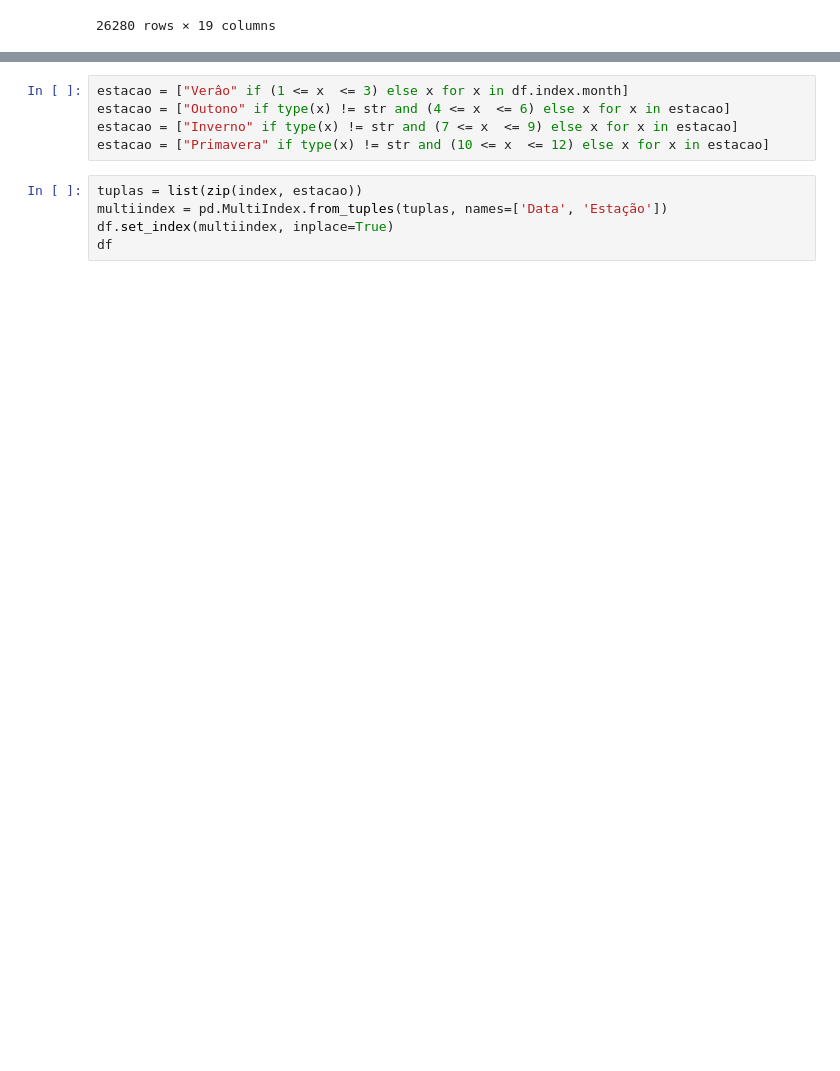
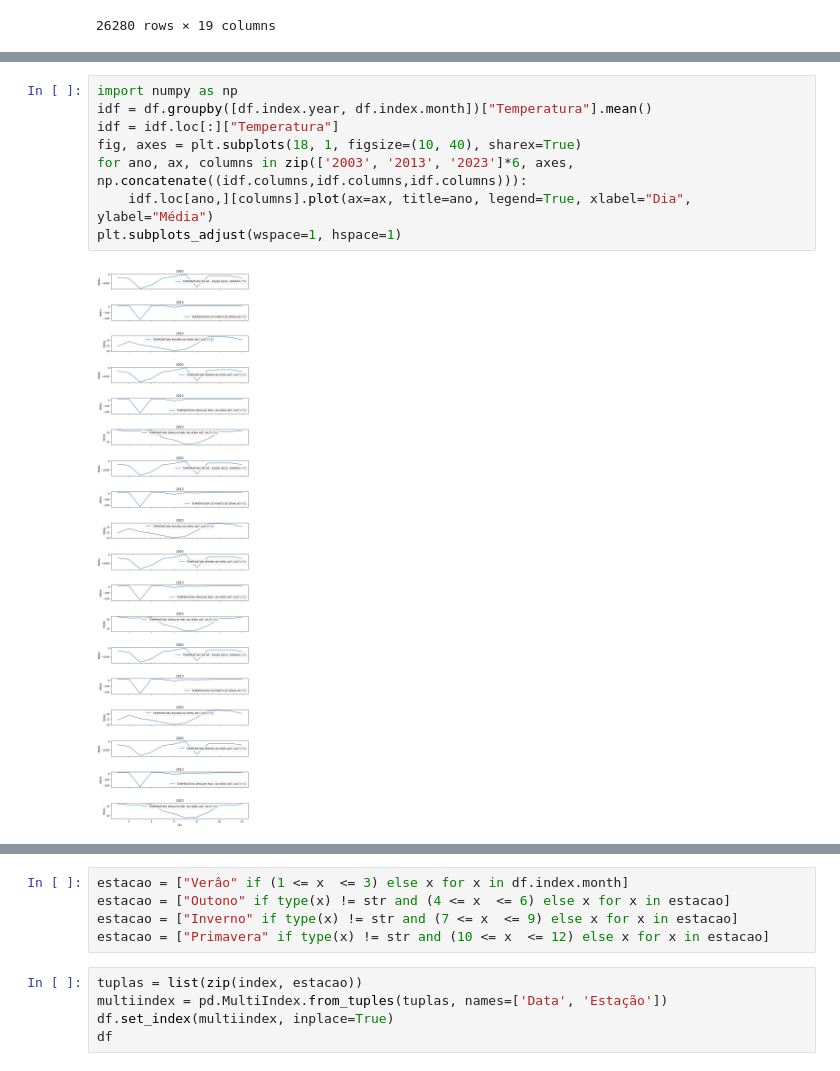
Before and after one commit to AllanaCampos/Python_Basico, a Jupyter notebook: Myllena/P009/P009.ipynb, the cells around one changed output, grey strips where cells are left out. Drawn from its saved outputs; the diff is of its cells as text; blank space fills up the shorter version.

```diff
--- a/Myllena/P009/P009.ipynb
+++ b/Myllena/P009/P009.ipynb
@@ -160,0 +94,10 @@ ndf.groupby(ndf.index.year)["Temperatura"].agg(["mean", "min", "max"])
+# %%
+import numpy as np
+idf = df.groupby([df.index.year, df.index.month])["Temperatura"].mean()
+idf = idf.loc[:]["Temperatura"]
+fig, axes = plt.subplots(18, 1, figsize=(10, 40), sharex=True)
+for ano, ax, columns in zip(['2003', '2013', '2023']*6, axes, np.concatenate((idf.columns,idf.columns,idf.columns))):
+    idf.loc[ano,][columns].plot(ax=ax, title=ano, legend=True, xlabel="Dia", ylabel="Média")
+plt.subplots_adjust(wspace=1, hspace=1)
+# %% [output]
+[figure, added]
```
Also changed, not shown: parts of 17 cells of this notebook.
